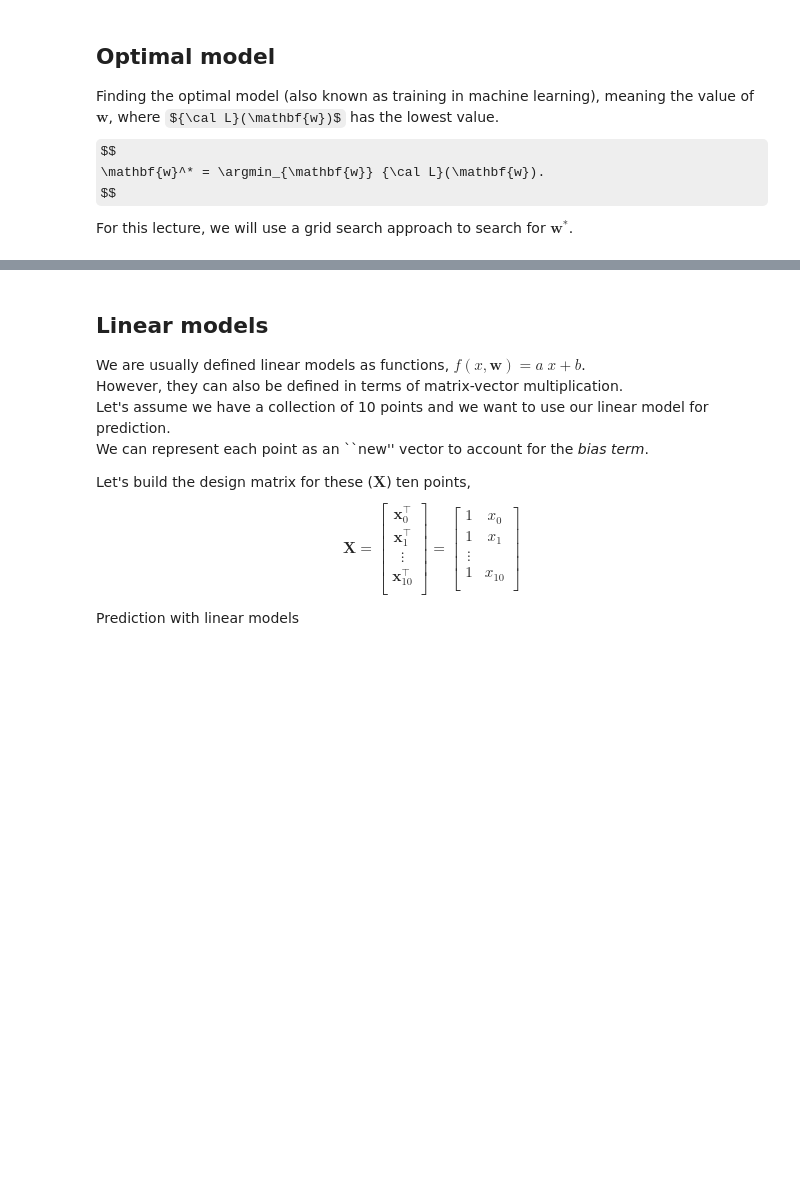
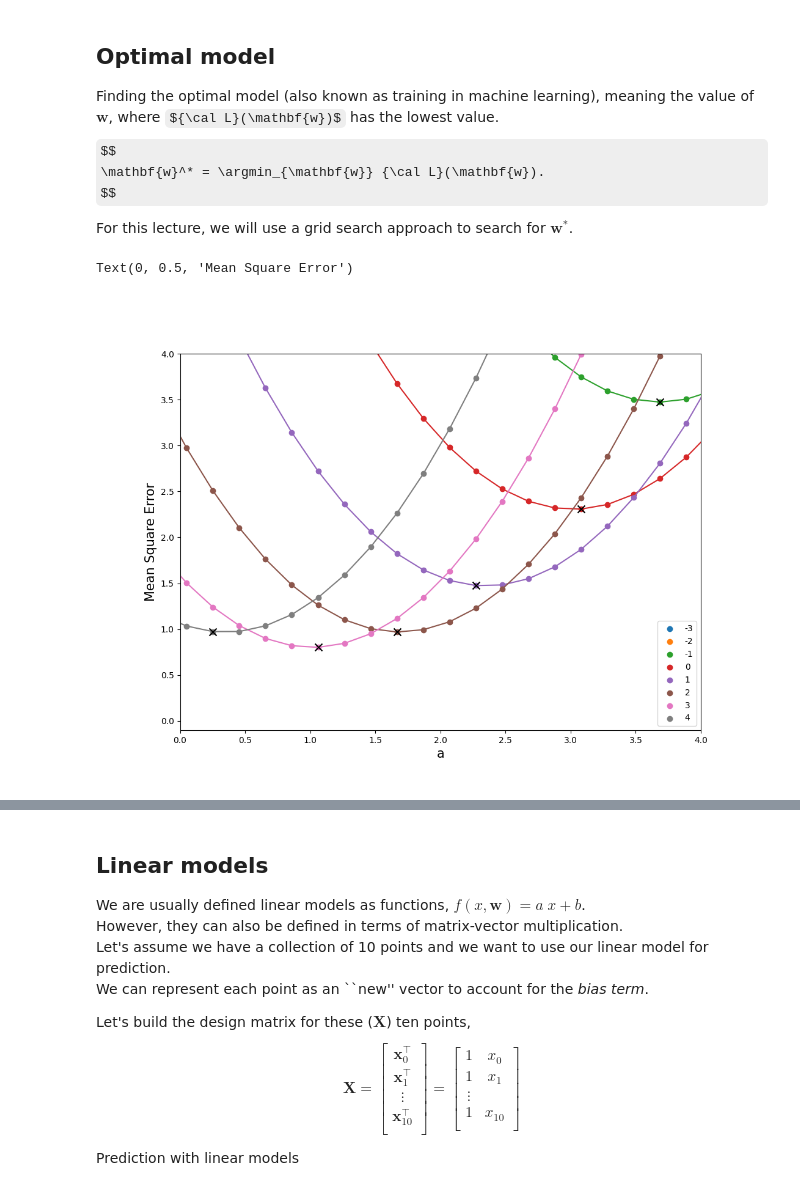
Before and after one commit to ChemAI-Lab/Math4Chem, a Jupyter notebook: website/Lecture_Notes/Coding/linear_regression.ipynb, the cells around one changed output, grey strips where cells are left out. Cells and saved outputs as stored; diff of their text form; code cells hidden in the pictures; some formulas as TeX source; blank space fills up the shorter version.

```diff
--- a/website/Lecture_Notes/Coding/linear_regression.ipynb
+++ b/website/Lecture_Notes/Coding/linear_regression.ipynb
@@ -134,22 +136,25 @@ def linear_model_total_error(a, b, x,y):
 # %%
 a_grid = np.linspace(-5,15,100)
 b_grid = np.arange(-3,5,1)
 
 plt.figure(figsize=(11,8))
 for bi in b_grid:
     total_errors = [linear_model_total_error(a, bi, x, y) for a in a_grid]
     total_errors = np.asanyarray(total_errors)
     i0 = np.argmin(total_errors)
     a_best = a_grid[i0]
     plt.scatter(a_grid, total_errors,label=bi)
     plt.plot(a_grid, total_errors)
     plt.scatter(a_best,total_errors[i0],color='k',zorder=2.5,marker='x',s=75)
 
 plt.legend()
-plt.ylim(0,4)
+plt.ylim(-0.1,4)
 plt.xlim(-0,4)
 plt.xlabel('a',fontsize=15)
 plt.ylabel('Mean Square Error', fontsize=15)
+# %% [output]
+Text(0, 0.5, 'Mean Square Error')
+[figure, added]
 # %%
 a_grid = np.linspace(-1, 3, 50)
 b_grid = np.linspace(-1, 3, 50)
```
Also changed, not shown: parts of 9 cells of this notebook, 3 other files.
